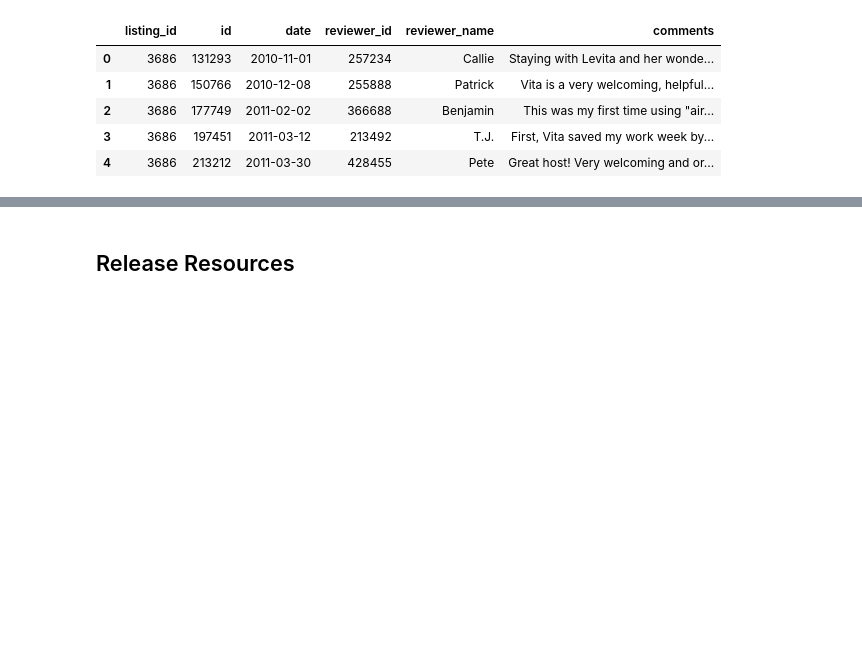
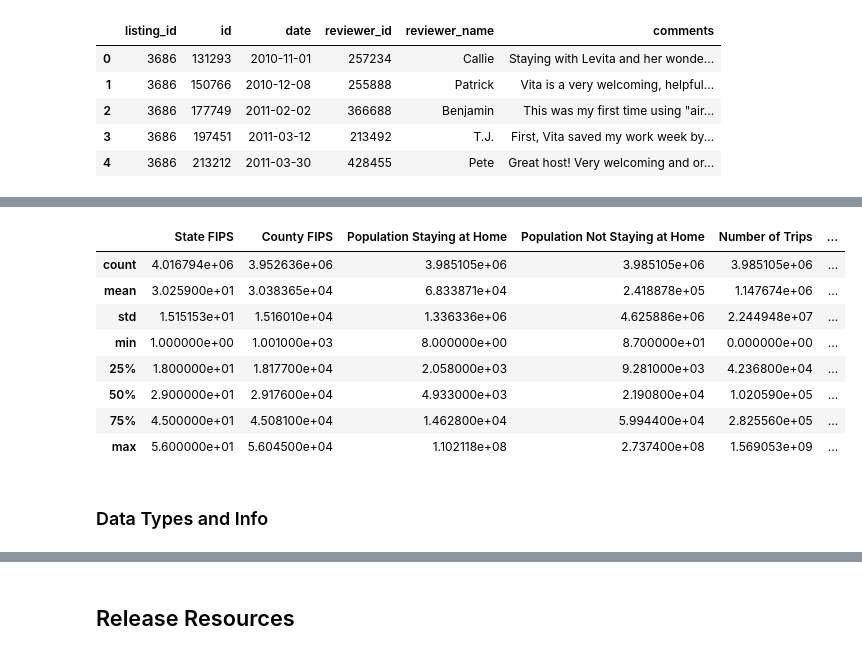
Before and after one commit to hdavis-sandiego/ADS508-Final, a Jupyter notebook: ads508project.ipynb, the cells around one changed output, grey strips where cells are left out. Cells and saved outputs as stored; diff of their text form; code cells hidden in the pictures; blank space fills up the shorter version.

```diff
--- a/ads508project.ipynb
+++ b/ads508project.ipynb
@@ -27,3 +30,5 @@ download: s3://aurelia-resort-data/travel/trip_data.csv to data/travel/trip_data
 # %%
 airbnb_neigh = pd.read_csv("./data/airbnb/neighbourhoods.csv")
 airbnb_reviews = pd.read_csv("./data/airbnb/reviews.csv")
+airline = pd.read_csv("./data/travel/airline_data2.csv")
+tripsurvey = pd.read_csv("./data/travel/trip_data.csv")
@@ -47,0 +99,14 @@ airbnb_reviews.head(5)
+# %%
+tripsurvey.describe()
+# %% [output]
+|  | State FIPS | County FIPS | Population Staying at Home | Population Not Staying at Home | Number of Trips | ... |
+| count | 4.016794e+06 | 3.952636e+06 | 3.985105e+06 | 3.985105e+06 | 3.985105e+06 | ... |
+| mean | 3.025900e+01 | 3.038365e+04 | 6.833871e+04 | 2.418878e+05 | 1.147674e+06 | ... |
+| std | 1.515153e+01 | 1.516010e+04 | 1.336336e+06 | 4.625886e+06 | 2.244948e+07 | ... |
+| min | 1.000000e+00 | 1.001000e+03 | 8.000000e+00 | 8.700000e+01 | 0.000000e+00 | ... |
+| 25% | 1.800000e+01 | 1.817700e+04 | 2.058000e+03 | 9.281000e+03 | 4.236800e+04 | ... |
+| 50% | 2.900000e+01 | 2.917600e+04 | 4.933000e+03 | 2.190800e+04 | 1.020590e+05 | ... |
+| 75% | 4.500000e+01 | 4.508100e+04 | 1.462800e+04 | 5.994400e+04 | 2.825560e+05 | ... |
+| max | 5.600000e+01 | 5.604500e+04 | 1.102118e+08 | 2.737400e+08 | 1.569053e+09 | ... |
+# %% [markdown]
+### Data Types and Info
```
Also changed, not shown: parts of 16 cells of this notebook.
